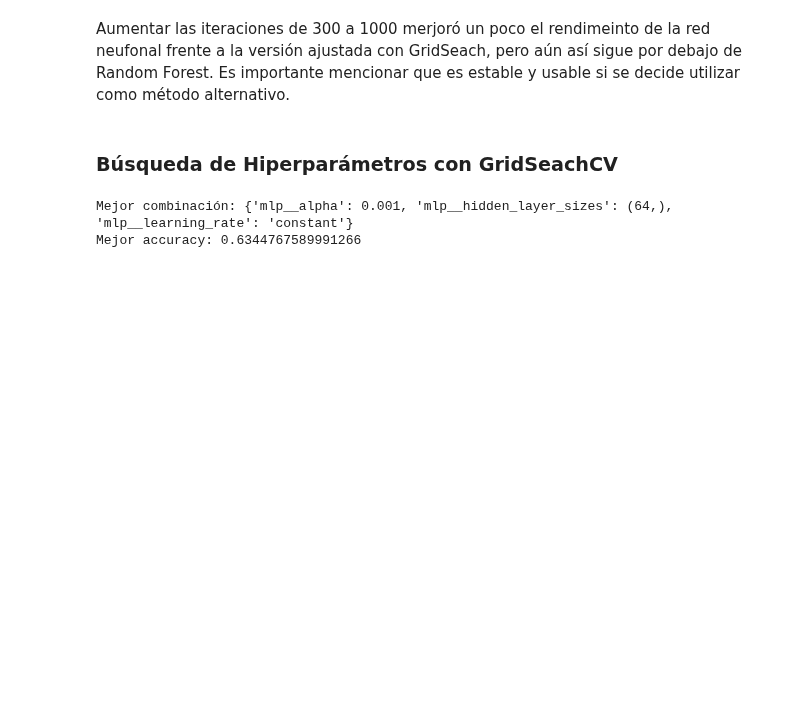
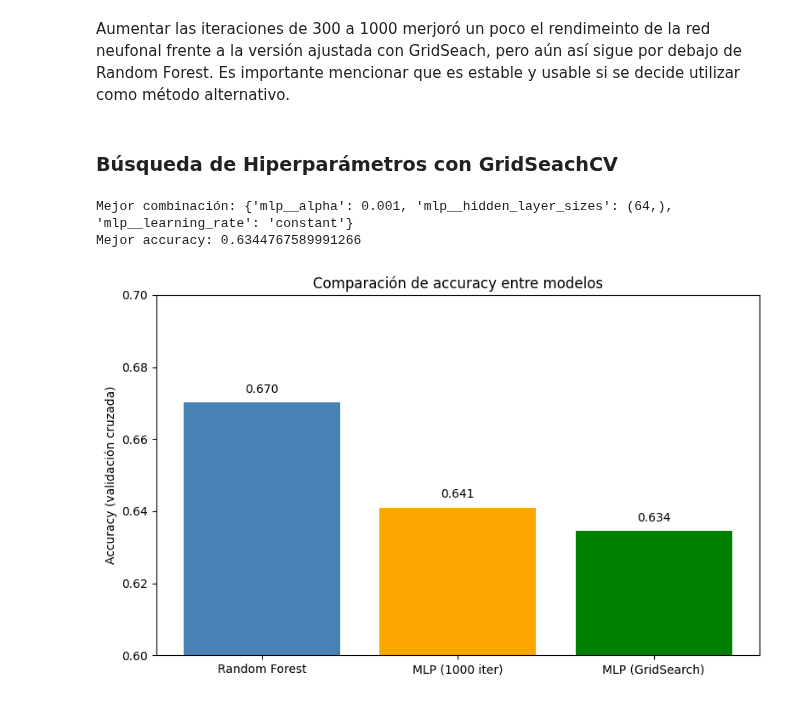
Before and after one commit to tsc221645/CC3074_Proyecto_Final, a Jupyter notebook: semana4/refactor_approach.ipynb, the cells around one changed output. Saved outputs shown, nothing was run; the diff lists cells and outputs as text; code cells hidden in the pictures; blank space fills up the shorter version.

```diff
--- a/semana4/refactor_approach.ipynb
+++ b/semana4/refactor_approach.ipynb
@@ -303,3 +336,21 @@ print("Mejor accuracy:", grid.best_score_)
 # %% [output]
 Mejor combinación: {'mlp__alpha': 0.001, 'mlp__hidden_layer_sizes': (64,), 'mlp__learning_rate': 'constant'}
 Mejor accuracy: 0.6344767589991266
+# %%
+modelos = ["Random Forest", "MLP (1000 iter)", "MLP (GridSearch)"]
+accuracies = [0.6702, 0.6410, 0.6345]
+plt.figure(figsize=(8, 5))
+bars = plt.bar(modelos, accuracies, color=["steelblue", "orange", "green"])
+plt.title("Comparación de accuracy entre modelos")
+plt.ylabel("Accuracy (validación cruzada)")
+plt.ylim(0.6, 0.7)
+
+# Etiquetas en cada barra
+for bar in bars:
+    yval = bar.get_height()
+    plt.text(bar.get_x() + bar.get_width()/2, yval + 0.002, f"{yval:.3f}", ha='center', va='bottom')
+
+plt.tight_layout()
+plt.show()
+# %% [output]
+[figure, added]
```
Also changed, not shown: parts of 1 cell of this notebook.
